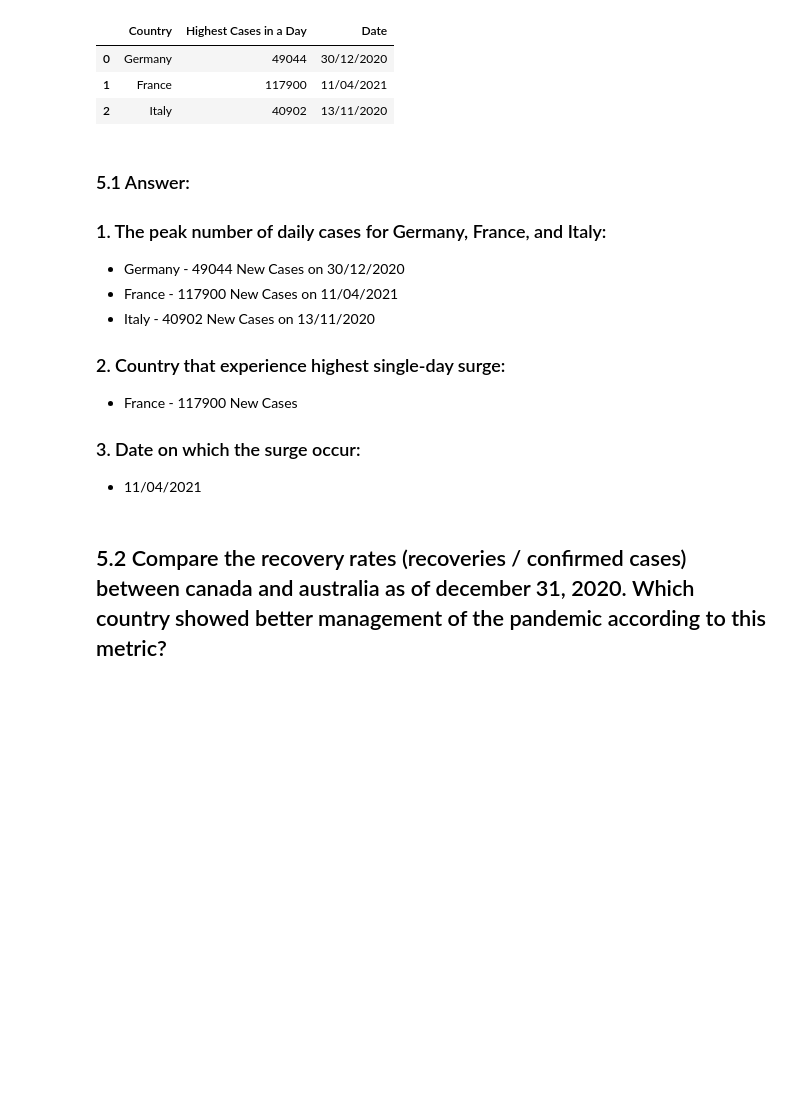
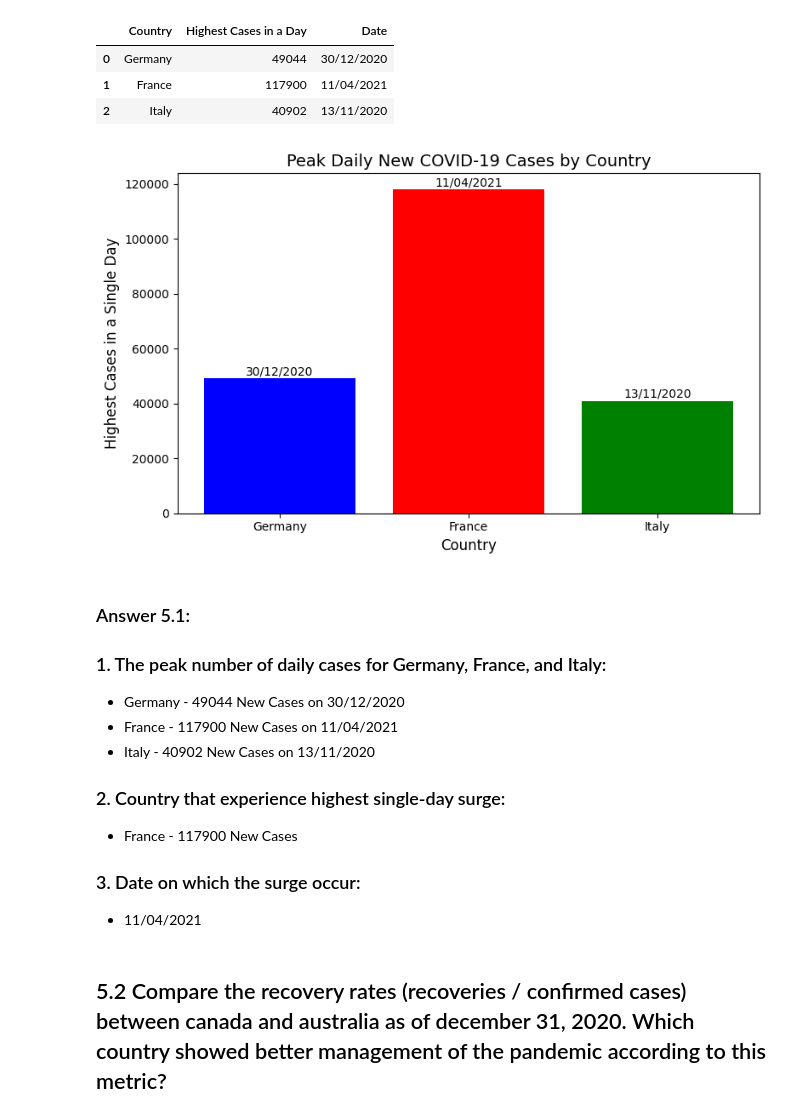
Before and after one commit to IronMark33/Covid-19-Case-Study, a Jupyter notebook: Case Study/Covid_19_Case_Study.ipynb, the cells around one changed output. Drawn from its saved outputs; the diff is of its cells as text; code cells hidden in the pictures; blank space fills up the shorter version.

```diff
--- a/Case Study/Covid_19_Case_Study.ipynb
+++ b/Case Study/Covid_19_Case_Study.ipynb
@@ -871,14 +928,33 @@ peak_df
 | 0 | Germany | 49044 | 30/12/2020 |
 | 1 | France | 117900 | 11/04/2021 |
 | 2 | Italy | 40902 | 13/11/2020 |
+# %%
+# Creating a bar plot of “PeakCases” by “Country”:
+
+plt.figure(figsize=(8, 5))
+bars = plt.bar(peak_df["Country"], peak_df["Highest Cases in a Day"], color=["blue", "red", "green"])
+
+# Annotate each bar with its date label
+for idx, row in peak_df.iterrows(): # Returns a series for each row
+  plt.text(x=idx, y=row["Highest Cases in a Day"] + max(peak_df["Highest Cases in a Day"]) * 0.01, s=row["Date"], ha='center', fontsize=10)
+
+plt.title("Peak Daily New COVID-19 Cases by Country", fontsize=14)
+plt.xlabel("Country", fontsize=12)
+plt.ylabel("Highest Cases in a Single Day", fontsize=12)
+plt.tight_layout()
+plt.show()
+# %% [output]
+[figure, added]
 # %% [markdown]
-### 5.1 Answer:
+### Answer 5.1:
 ### 1. The peak number of daily cases for Germany, France, and Italy:
 *   Germany - 49044 New Cases on 30/12/2020
 *   France - 117900 New Cases on 11/04/2021
 *   Italy - 40902 New Cases on 13/11/2020
+
 ### 2. Country that experience highest single-day surge:
 *   France - 117900 New Cases
+
 ### 3. Date on which the surge occur:
 *   11/04/2021
 # %% [markdown]
```
Also changed, not shown: parts of 29 cells of this notebook.
